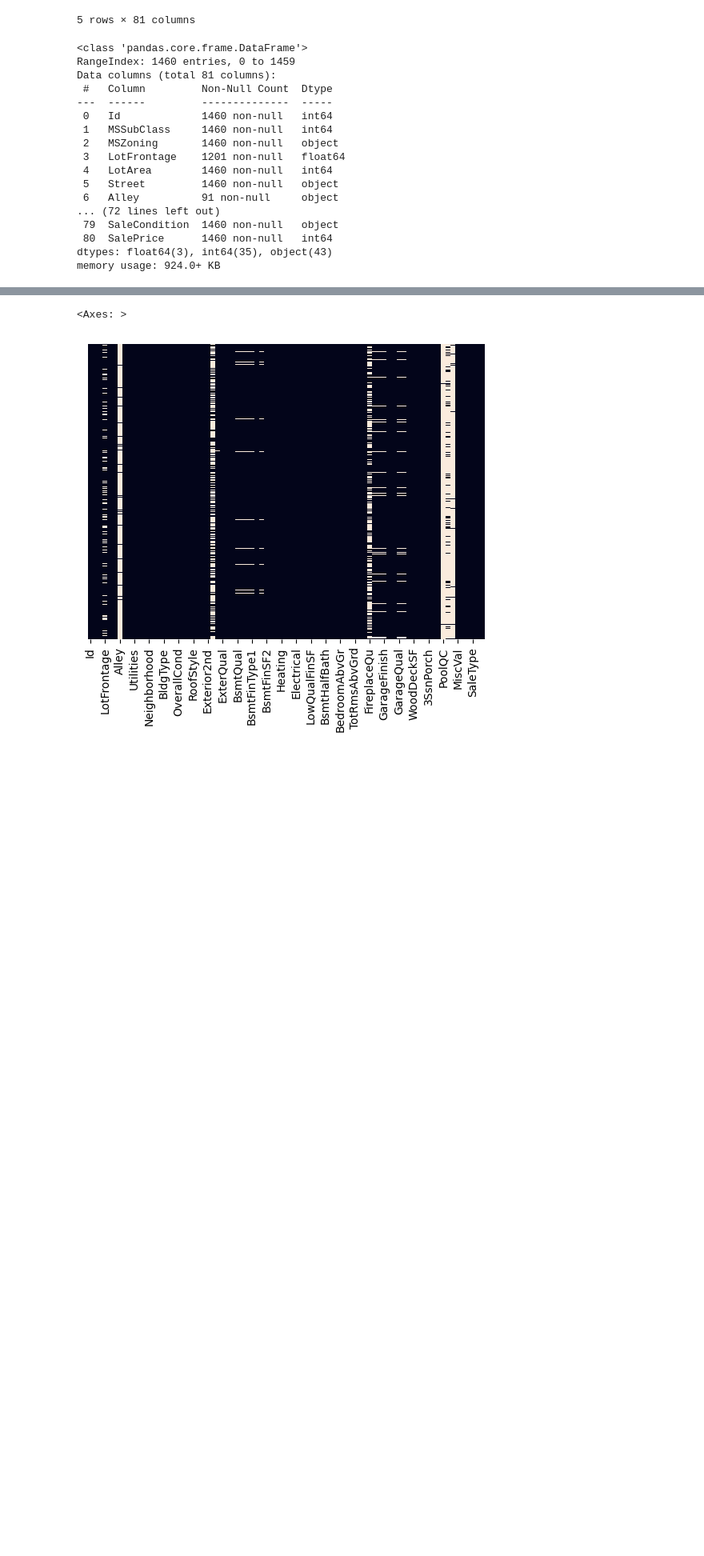
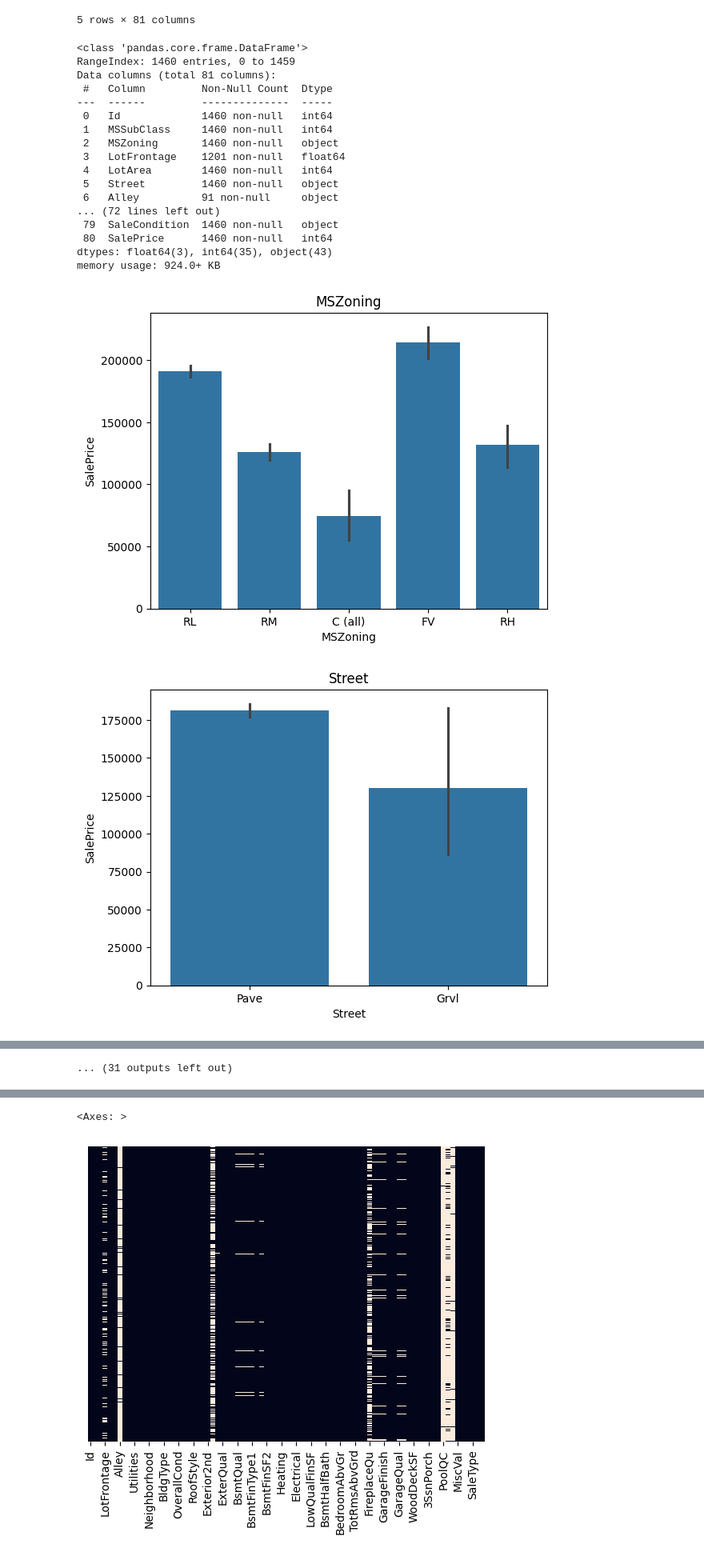
Before and after one commit to thomasspina/House-Prices, a Jupyter notebook: main.ipynb, the cells around one changed output, grey strips where cells are left out. Shown at 80% size. Saved outputs shown, nothing was run; the diff lists cells and outputs as text; code cells hidden in the pictures; blank space fills up the shorter version.

Commit message:
finished missing data handling and initial exploration

```diff
--- a/main.ipynb
+++ b/main.ipynb
@@ -41,0 +127,8 @@ memory usage: 924.0+ KB
+# %%
+for col in category_cols:
+    plt.title(col)
+    sns.barplot(data=df, x=col, y='SalePrice')
+    plt.show()
+# %% [output]
+[figure, added]
+[figure, added]
@@ -41,0 +145 @@ memory usage: 924.0+ KB
+... (31 outputs left out)
```
Also changed, not shown: parts of 15 cells of this notebook.
